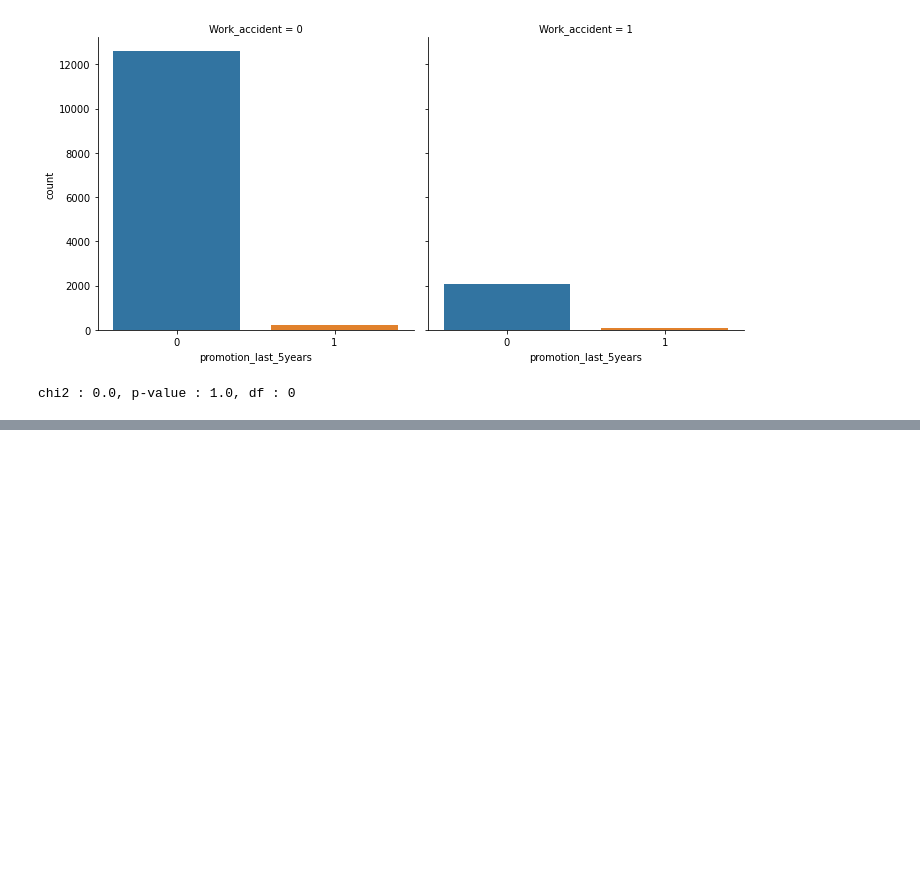
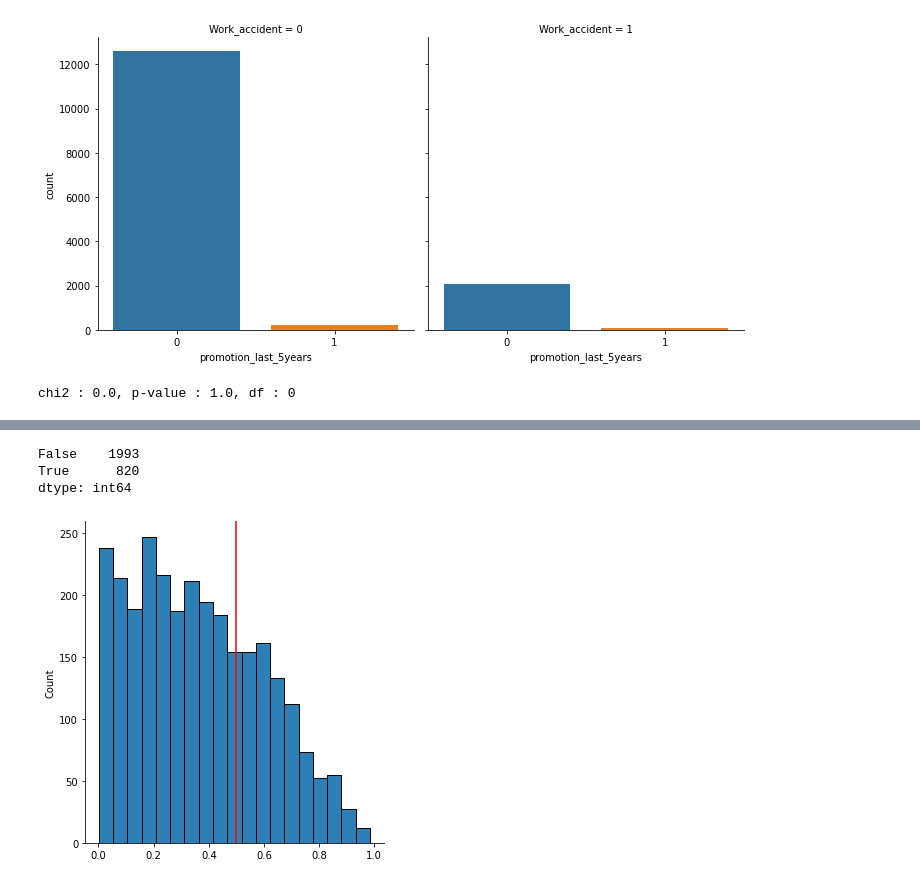
Before and after one commit to haylee94/Section-2_Project-, a Jupyter notebook: section2_project.ipynb, the cells around one changed output, grey strips where cells are left out. Drawn from its saved outputs; the diff is of its cells as text; code cells hidden in the pictures; blank space fills up the shorter version.

```diff
--- a/section2_project.ipynb
+++ b/section2_project.ipynb
@@ -560,0 +768,18 @@ chi2 : 0.0, p-value : 1.0, df : 0
+# %%
+# 현재는 임계값 0.5(default)를 기준으로 승진여부를 분류하고 있습니다.
+
+y_pred_proba = logistic.predict_proba(X_val_ohe)[:,1]
+sns.displot(y_pred_proba)
+
+threshold = 0.5
+y_pred = y_pred_proba > threshold
+
+ax = sns.histplot(y_pred_proba)
+ax.axvline(threshold, color='red')
+
+pd.Series(y_pred).value_counts()
+# %% [output]
+False    1993
+True      820
+dtype: int64
+[figure, added]
```
Also changed, not shown: parts of 39 cells of this notebook.
